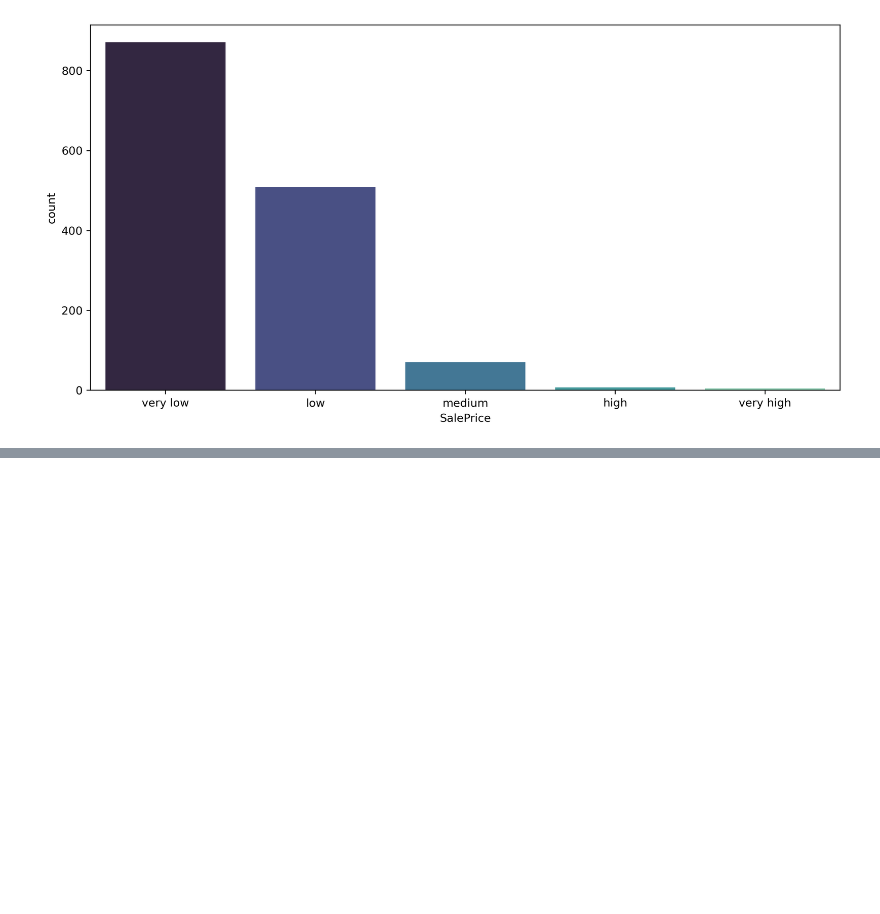
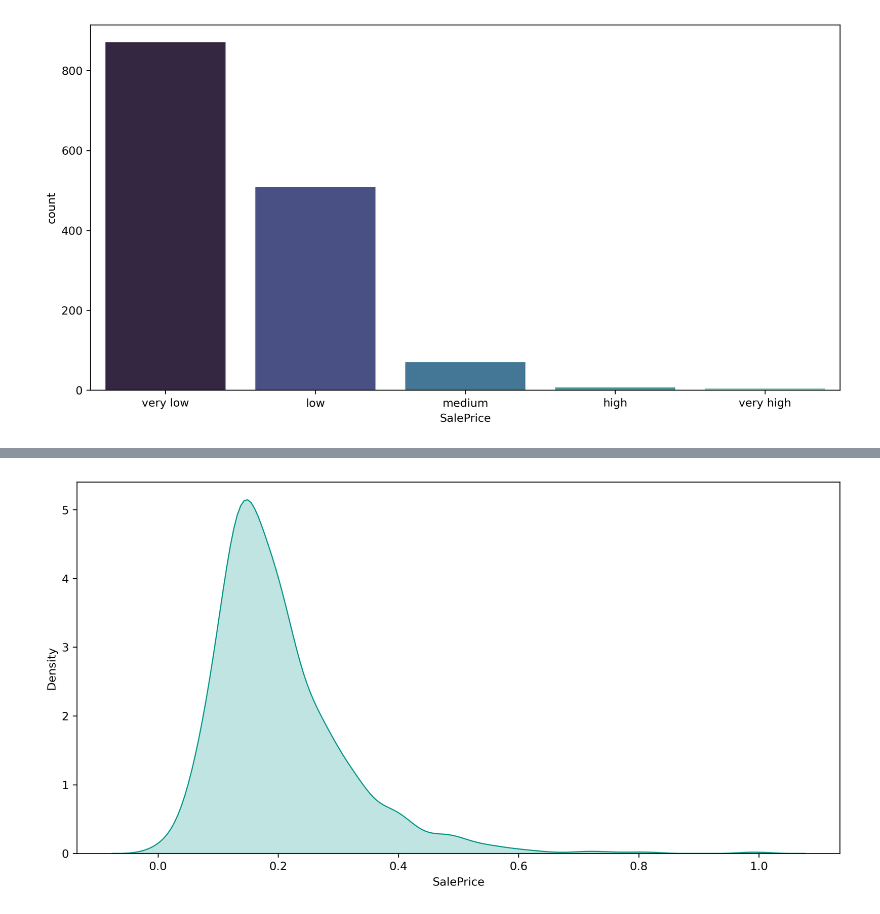
Before and after one commit to ashen007/Housing-Sale-Price-analysis, a Jupyter notebook: notebooks/clean data/phase_1.ipynb, the cells around one changed output, grey strips where cells are left out. Saved outputs shown, nothing was run; the diff lists cells and outputs as text; code cells hidden in the pictures; blank space fills up the shorter version.

Commit message:
normalize data using range scale,z score,log scale, modified z score, and clipping

```diff
--- a/notebooks/clean data/phase_1.ipynb
+++ b/notebooks/clean data/phase_1.ipynb
@@ -228,3 +229,26 @@ sns.countplot(x=price_levels,palette='mako')
 plt.show()
 # %% [output]
 [figure]
+# %%
+# normalization (scale to range,clipping,log scale,z-score)
+def scale_to_range(x,df):
+    x_min = np.min(df[x])
+    x_max = np.max(df[x])
+
+    return (df[x] - x_min)/(x_max - x_min)
+
+def clipper(x,df,present=0.1,upper_limit=None,lower_limit=None,is_both=True,left=False,right=False):
+    if upper_limit is not None and lower_limit is not None:
+        return df[df[x] >= lower_limit & df[df[x]<=upper_limit]]
+    elif not is_both:
+        if not right & left:
+            return ss.trim1(df[x],present,tail='left')
+        elif not left & right:
+            return ss.trim1(df[x],present,tail='right')
+    elif is_both:
+        return ss.trimboth(df[x],present)
+
+def modified_z_score(x,df):
+    mu = np.mean(df[x])
+    mad = np.sum(np.abs(df[x] - mu))/df[x].shape[0]
+    return 0.6745 * ((df[x] - mu)/mad)
@@ -230,0 +261,9 @@ plt.show()
+# %%
+# range scaling can use when feature more or less uniformly distributed
+norm_price = scale_to_range('SalePrice',house)
+
+plt.figure(figsize=[12,6],dpi=300)
+sns.kdeplot(x=norm_price,shade=True,color='#009688')
+plt.show()
+# %% [output]
+[figure, added]
```
Also changed, not shown: parts of 5 cells of this notebook.
